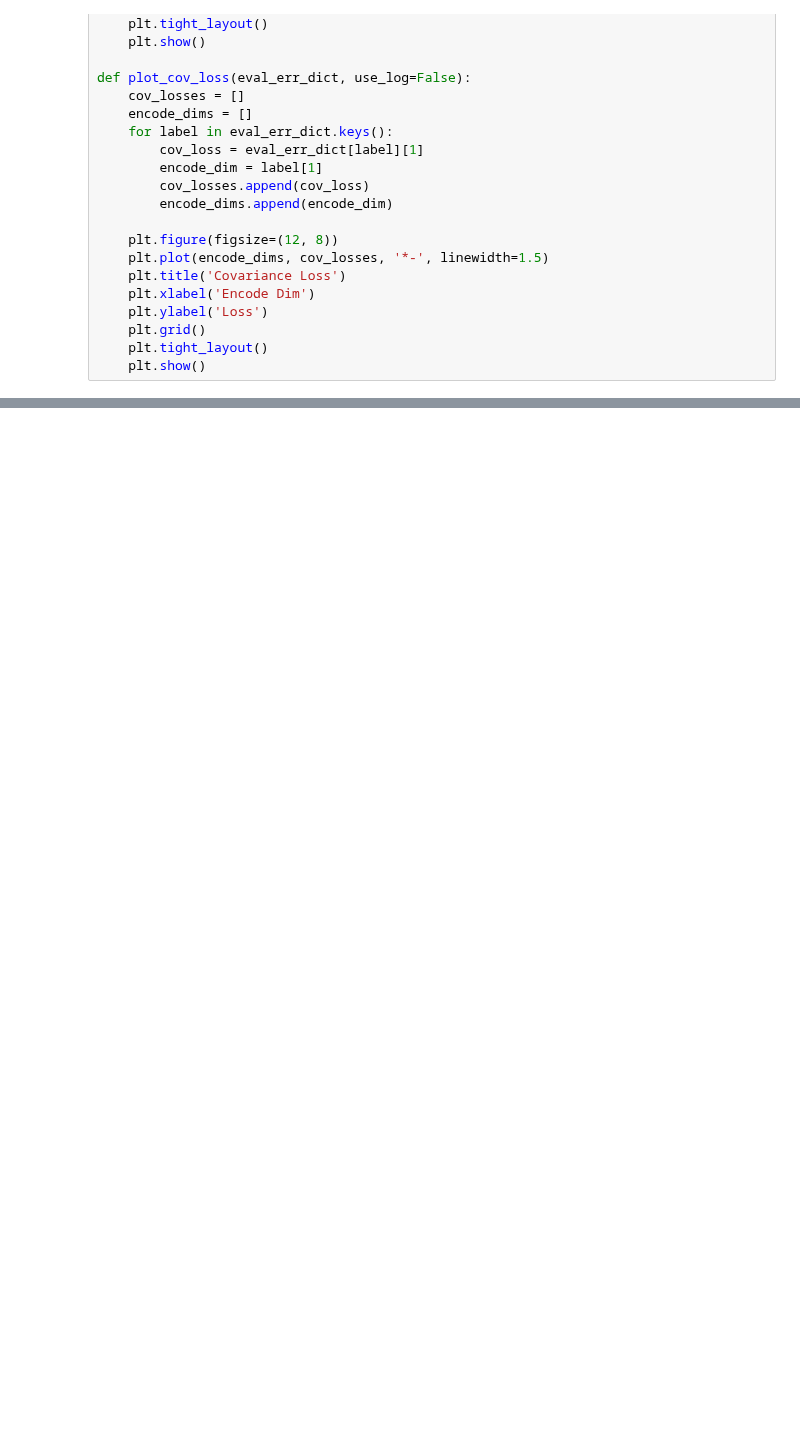
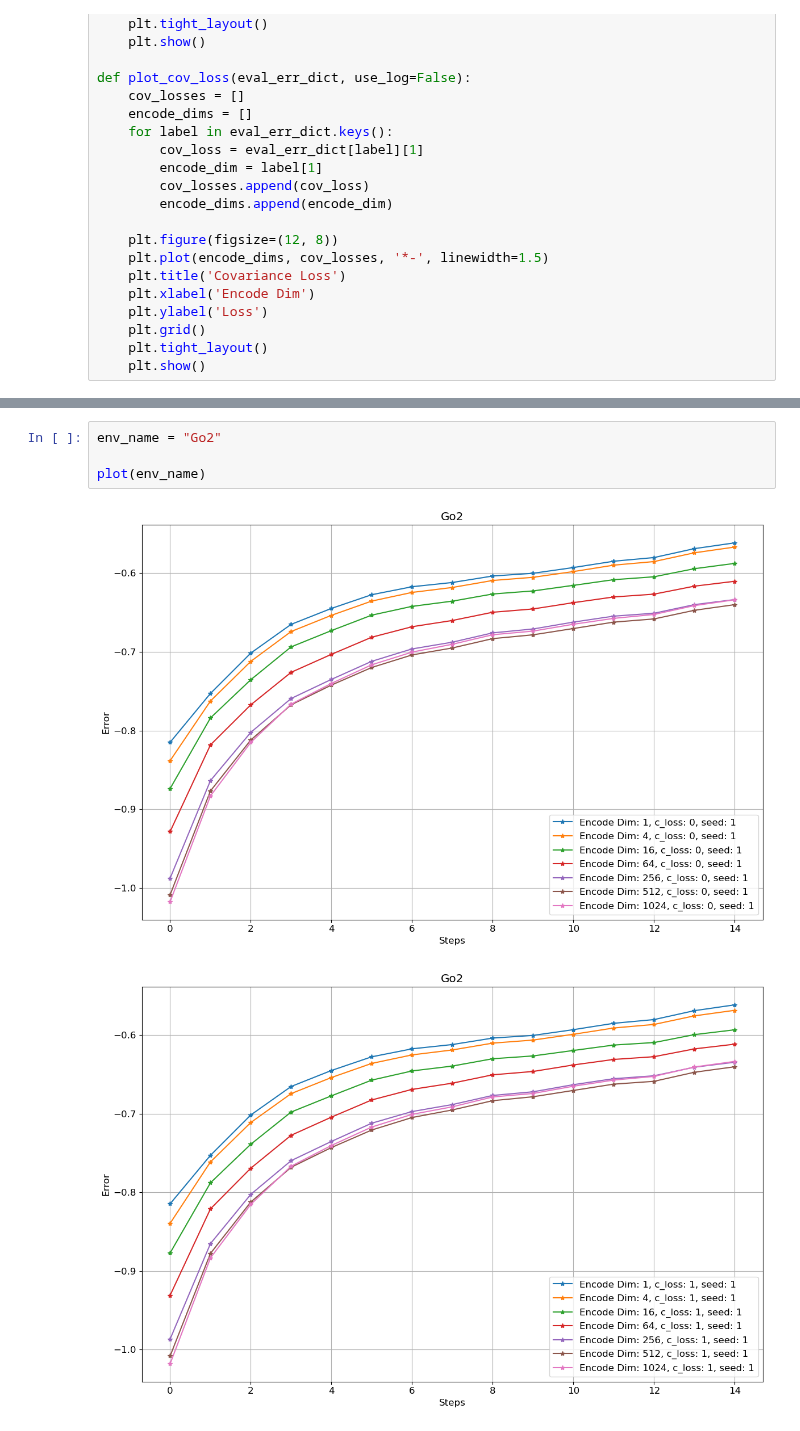
Before and after one commit to intelligent-control-lab/Koopman-Scaling, a Jupyter notebook: visualization/step_err.ipynb, the cells around one changed output, grey strips where cells are left out. Drawn from its saved outputs; the diff is of its cells as text; blank space fills up the shorter version.

```diff
--- a/visualization/step_err.ipynb
+++ b/visualization/step_err.ipynb
@@ -207,0 +201,7 @@ plt.show()
+# %%
+env_name = "Go2"
+
+plot(env_name)
+# %% [output]
+[figure, added]
+[figure, added]
```
Also changed, not shown: parts of 7 cells of this notebook, 1 other file.
